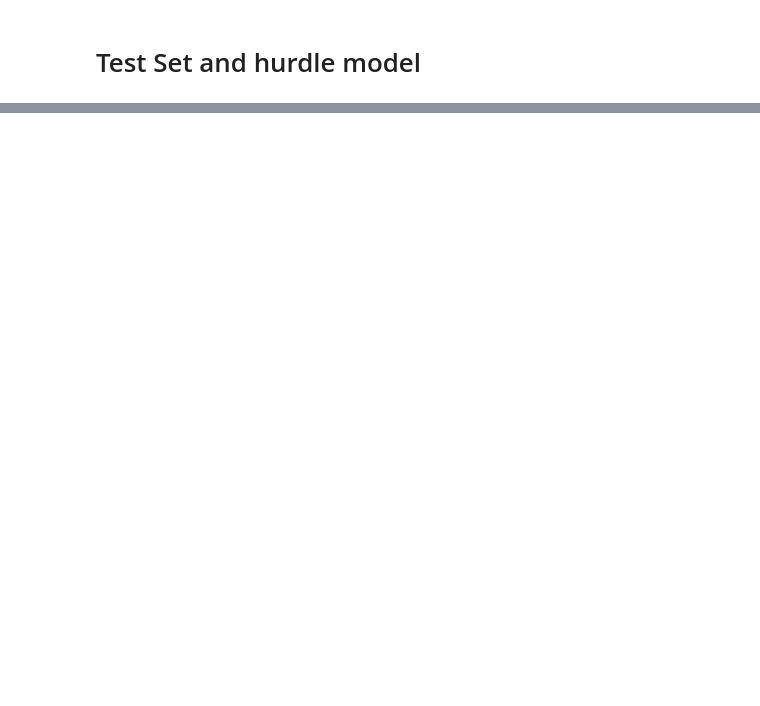
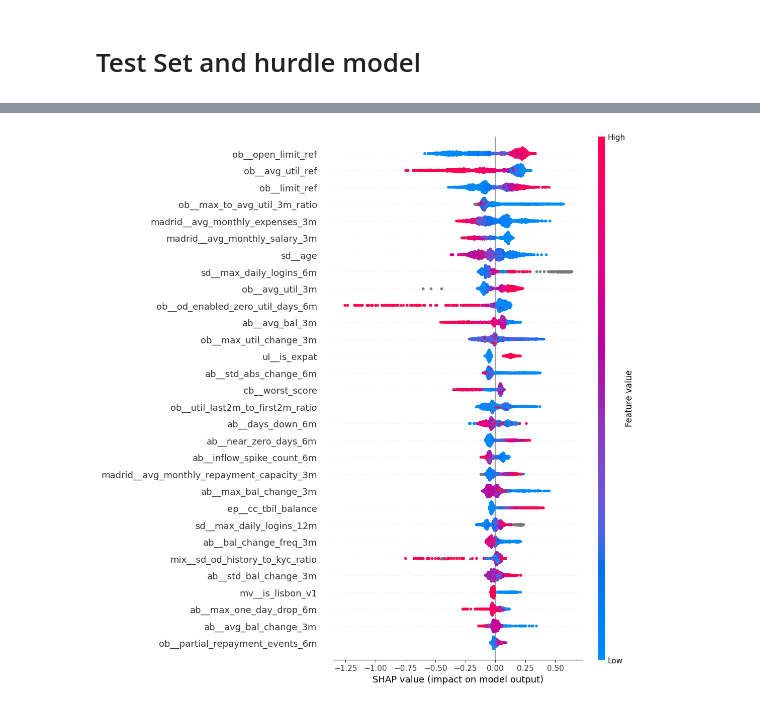
Before and after one commit to ilyakatliaroun26/CCF, a Jupyter notebook: CCF_v2.ipynb, the cells around one changed output, grey strips where cells are left out. Saved outputs shown, nothing was run; the diff lists cells and outputs as text; code cells hidden in the pictures; blank space fills up the shorter version.

```diff
--- a/CCF_v2.ipynb
+++ b/CCF_v2.ipynb
@@ -532,26 +294,0 @@ Best Params for Classification: {'colsample_bytree': np.float64(0.67095233060273
-# %%
-# Your optimized parameters
-best_clf_params = {
-    'colsample_bytree': 0.8677586958018493,
-    'gamma': 0.14667230294641873,
-    'max_depth': 3,
-    'min_child_weight': 6,
-    'reg_alpha': 0.19358332659706887,
-    'reg_lambda': 0.33069105935851284,
-    'scale_pos_weight': 0.5,
-    'subsample': 0.8476149816384828
-}
-
-# 1. Instantiate the final classifier model
-best_clf_model = XGBClassifier(
-    objective='binary:logistic',
-    eval_metric='logloss',
-    use_label_encoder=False,
-    random_state=42,
-    n_estimators=1500, # Use a high number or use early stopping
-    learning_rate=0.01,
-    **best_clf_params
-)
-
-# 2. Fit the model to your entire training data (X_train, y_train_class)
-best_clf_model.fit(X_train_clf, y_train_clf)
@@ -853,0 +566,7 @@ plt.show()
+# %%
+explainer = shap.Explainer(best_clf_model, X_test_clf)
+shap_values = explainer(X_test_clf)
+
+shap.plots.beeswarm(shap_values, max_display=30)
+# %% [output]
+[figure, added]
```
Also changed, not shown: parts of 60 cells of this notebook, 34 other files.
